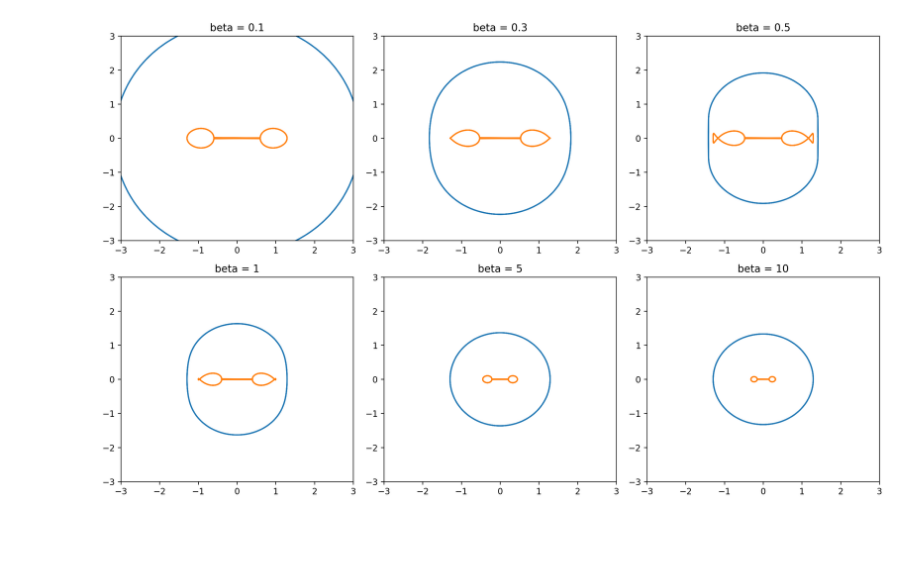
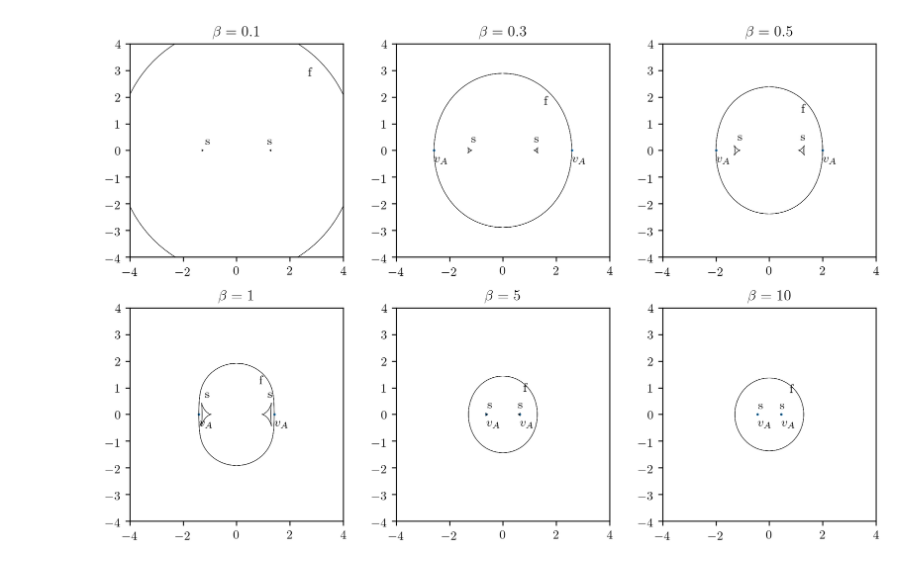
Before and after one commit to MichaelMaex/eindproject-2, a Jupyter notebook: notebooks/diagrams.ipynb, the cells around one changed output. Cells and saved outputs as stored; diff of their text form; code cells hidden in the pictures; blank space fills up the shorter version.

```diff
--- a/notebooks/diagrams.ipynb
+++ b/notebooks/diagrams.ipynb
@@ -4,11 +4,17 @@ import sympy as sp
 from IPython.display import display
 import matplotlib as mpl
 mpl.rcParams["figure.dpi"] = 240
+
+mpl.rcParams["text.usetex"] = True
+mpl.rcParams["font.family"] = "serrif"
+
 import matplotlib.pyplot as plt
 sp.init_printing()
 import pyPLUTO as pp
 import bachelorproject as bp
 from matplotlib import colors, cm
+
+units = bp.units()
 # %%
 gamma = 5/3
 beta = 1
@@ -18,7 +24,7 @@ p0 = 1
 va = np.sqrt(p0/(beta*rho0))
 cs = np.sqrt(gamma*p0/rho0)
 va = 1
-vs = 1
+cs = 1
 theta = np.linspace(0, 8*np.pi/2, 400)+0.01
 
 vphF = np.sqrt(.5*(va**2 + cs**2 + np.sqrt((va**2 + cs**2)**2 - 4*va**2*cs**2*np.cos(theta)**2)))
@@ -34,8 +40,8 @@ plt.polar(theta, vphA)
 # %%
 k_x = np.cos(theta)
 k_y = np.sin(theta)
-theta_x = -np.sin(theta)
-theta_y = np.cos(theta)
+theta_x = -np.sin(theta)*2
+theta_y = np.cos(theta)*2
 vF_k = vphF
 vF_theta = (1/(2*vphF))*(va**2 * cs**2 * np.sin(theta)*np.cos(theta))/(np.sqrt((va**2 + cs**2)**2 - 4*va**2 * cs**2 * (np.cos(theta))**2))
 
@@ -57,43 +63,68 @@ plt.axis('scaled')
 gamma = 5/3
 rho0 = 1
 p0 = 1
 # betas = ["0.1", "0.3", "0.5", "1", "5", "10"]
 betas = [.1, .3, .5, 1, 5, 10]
-fig, ax, = plt.subplots(2,3, figsize = (13,8))
+fig, ax, = plt.subplots(2,3, figsize = (9,6))
 
 for i in range(6):
     axis = ax[i//3][i%3]
     beta = betas[i]
 
-    va = np.sqrt(p0/(beta*rho0))
+    va = np.sqrt(2*p0/(beta*rho0))
     cs = np.sqrt(gamma*p0/rho0)
     theta = np.linspace(0, 8*np.pi/2, 400)+0.01
 
     vphF = np.sqrt(.5*(va**2 + cs**2 + np.sqrt((va**2 + cs**2)**2 - 4*va**2*cs**2*np.cos(theta)**2)))
     vphS = np.sqrt(.5*(va**2 + cs**2 - np.sqrt((va**2 + cs**2)**2 - 4*va**2*cs**2*np.cos(theta)**2)))
     vphA = va*np.abs(np.cos(theta))
 
     k_x = np.cos(theta)
     k_y = np.sin(theta)
     theta_x = -np.sin(theta)
     theta_y = np.cos(theta)
     vF_k = vphF
-    vF_theta = (1/(2*vphF))*(va**2 * cs**2 * np.sin(theta)*np.cos(theta))/(np.sqrt((va**2 + cs**2)**2 - 4*va**2 * cs**2 * (np.cos(theta))**2))
+    vF_theta = (1/(vphF))*(va**2 * cs**2 * np.sin(theta)*np.cos(theta))/(np.sqrt((va**2 + cs**2)**2 - 4*va**2 * cs**2 * (np.cos(theta))**2))
 
     vS_k = vphS
-    vS_theta = -(1/(2*vphS))*(va**2 * cs**2 * np.sin(theta)*np.cos(theta))/(np.sqrt((va**2 + cs**2)**2 - 4*va**2 * cs**2 * (np.cos(theta))**2))
+    vS_theta = -(1/(vphS))*(va**2 * cs**2 * np.sin(theta)*np.cos(theta))/(np.sqrt((va**2 + cs**2)**2 - 4*va**2 * cs**2 * (np.cos(theta))**2))
     x_F = vF_k*k_x + vF_theta*theta_x
     y_F = vF_k*k_y + vF_theta*theta_y
     x_S = vS_k*k_x + vS_theta*theta_x
     y_S = vS_k*k_y + vS_theta*theta_y
-    axis.plot(x_F, y_F)
-    axis.plot(x_S, y_S)
-    axis.set_title("beta = {}".format(beta))
-    axis.set_xlim(-3, 3)
-    axis.set_ylim(-3,3)
+
+    max_x_S = np.max(x_S)
+    max_y_S = np.max(y_S)
+    max_x_F = np.max(x_F)
+    max_y_F = np.max(y_F)
+
+    # remove discontinuities
+    pos_S = np.where((np.abs(np.diff(x_S)) + (np.abs(np.diff(y_S))))> 0.5)[0] + 1
+    x_S = np.insert(x_S, pos_S, np.nan)
+    y_S = np.insert(y_S, pos_S, np.nan)
+    pos_F = np.where((np.abs(np.diff(x_F)) + (np.abs(np.diff(y_F))))> 0.5)[0] + 1
+    x_F = np.insert(x_F, pos_S, np.nan)
+    y_F = np.insert(y_F, pos_S, np.nan)
+
+    axis.scatter([va, -va], [0,0], s= 1)
+    axis.plot(x_F, y_F, "k", linewidth = .3)
+    axis.plot(x_S, y_S, "k", linewidth = .3)
+
+    axis.text(max_x_S*0.9, max_y_S + 0.2 ,"s")
+    axis.text(-max_x_S*0.9, max_y_S + 0.2 ,"s")
+    if (not i== 0):
+        axis.text(va, -0.5 ,"$v_A$")
+        axis.text(-va, -0.5 ,"$v_A$")
+
+    axis.text(1.2*max_x_F/2, 1.2*max_y_F/2 ,"f")
+    axis.set_title('$\\beta = ' + "{}".format(beta) + '$')
+    axis.set_aspect("equal")
+    axis.set_xlim(-4, 4)
+    axis.set_ylim(-4, 4)
 fig.tight_layout()
+fig.savefig("../report/figures/groupspeed_beta.pdf")
 # %% [output]
-[figure, old version]
+[figure, new version]
 # %%
 j = 100
 gamma = 5/3
```
Also changed, not shown: parts of 7 cells of this notebook, 11 other files.
